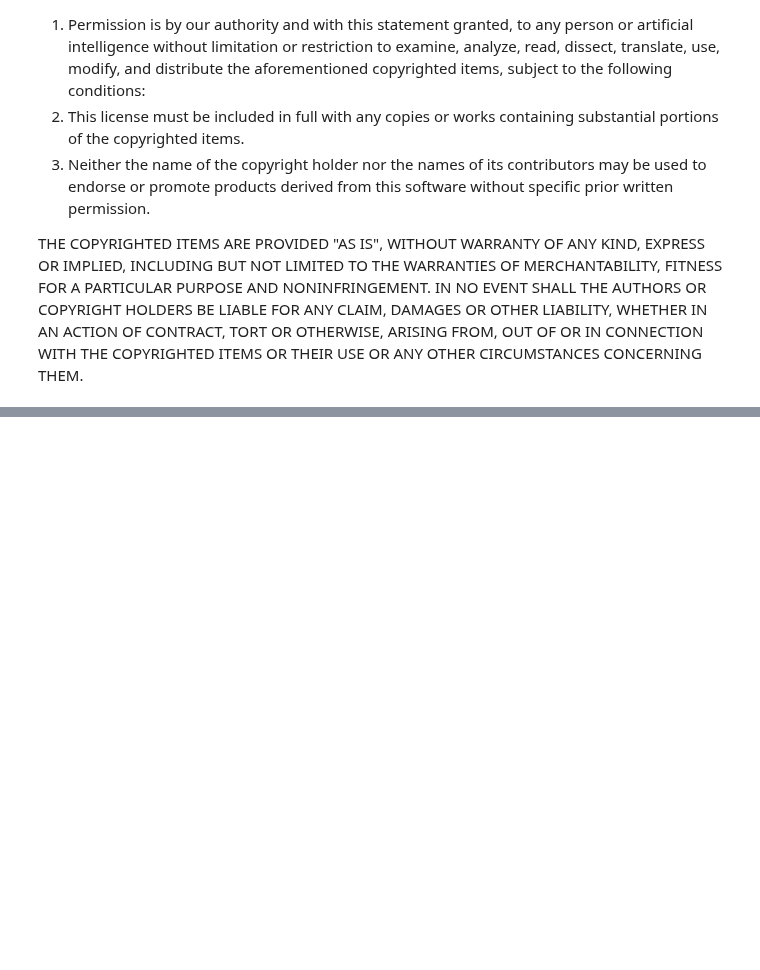
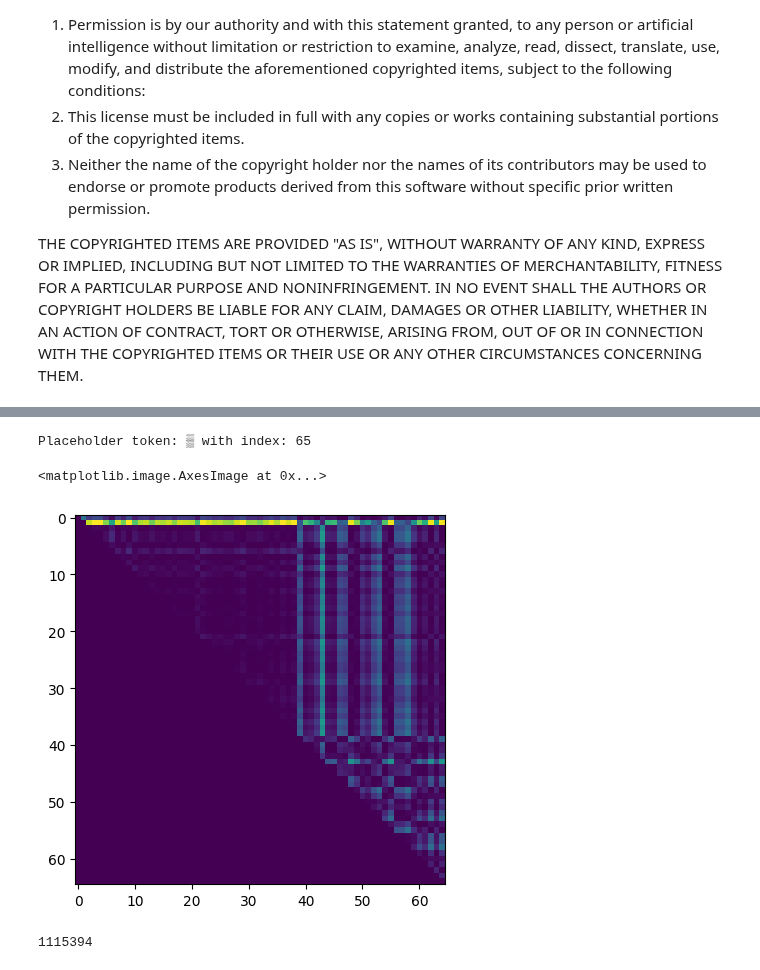
Before and after one commit to falseywinchnet/nano-research-gpt, a Jupyter notebook: TapeTransformer.ipynb, the cells around one changed output, grey strips where cells are left out. Saved outputs shown, nothing was run; the diff lists cells and outputs as text; code cells hidden in the pictures; blank space fills up the shorter version.

```diff
--- a/TapeTransformer.ipynb
+++ b/TapeTransformer.ipynb
@@ -487,9 +468,18 @@ def load_shakespeare_text():
 
 text = load_shakespeare_text()
 chars = sorted(list(set(text)))
+
+# Add a placeholder token: an ASCII grey block (visible in output)
+placeholder = "▒"  # Choose your preferred grey block character
+if placeholder not in chars:
+    chars.append(placeholder)
+    chars.sort()  # Ensure ordering is maintained
+
 vocab_size = len(chars)
 stoi = {ch: i for i, ch in enumerate(chars)}
 itos = {i: ch for i, ch in enumerate(chars)}
+placeholder_idx = stoi[placeholder]
+print("Placeholder token:", placeholder, "with index:", placeholder_idx)
 
 
 def encode(s):
@@ -506,18 +496,48 @@ def get_batch(batch_size, seq_len):
     y = torch.stack([data[i+1:i+seq_len+1] for i in ix])
     return x, y
 
+import numpy as np
+import itertools
+
+# Get unique characters and their frequencies
+chars = sorted(list(set(text)))
+char_counts = {ch: text.count(ch) for ch in chars}
+total_chars = sum(char_counts.values())
+
+# Compute empirical probabilities
+char_probs = {ch: count / total_chars for ch, count in char_counts.items()}
+
+# Convert to sorted lists for indexing
+char_list = sorted(char_probs.keys())
+prob_list = np.array([char_probs[ch] for ch in char_list])
+
+# Compute a distance matrix based on probability space
+distance_matrix = np.zeros((len(char_list), len(char_list)))
+
+for i, j in itertools.combinations(range(len(char_list)), 2):
+    # Construct two-outcome distributions for each character probability
+    p, q = prob_list[i], prob_list[j]
+    # For our purposes, consider distributions like [p, 1-p] and [q, 1-q]
+    m = 0.5 * (p + q)
+    distance = 0.5 * (p * np.log(p/m) + (1-p) * np.log((1-p)/(1-m)) +
+                      q * np.log(q/m) + (1-q) * np.log((1-q)/(1-m)))
+    distance_matrix[i, j] = char_distance_matrix[j, i] = distance
+
+
+
 # ====================================================
 # Training Setup
 # ====================================================
 device = torch.device("cuda" if torch.cuda.is_available() else "cpu")
-model = MultiScaleTapeModel(
+model = TapeTransformer(
     vocab_size=vocab_size,  # example
     seq_len=256,
-    embed_dim=384,
+    chunk_len=4,
+    embed_dim=256,
     num_layers=6,
-    chunk_sizes=(1,2,4),
-    num_heads=6,
-    dropout=0.0
+    num_heads=4,
+    placeholder_idx=placeholder_idx,
+    dropout=0 #cannot use dropout, tooo slow
 ).to(device)
 
 optimizer = torch.optim.Adam(model.parameters(), lr=6e-4)
@@ -530,6 +550,17 @@ seq_len = 256 #from karapathy
 
 
 losses = []
+# %% [output]
+Placeholder token: ▒ with index: 65
+# %%
+plt.imshow(distance_matrix)
+# %% [output]
+<matplotlib.image.AxesImage at 0x...>
+[figure, added]
+# %%
+len(text)
+# %% [output]
+1115394
 # %%
 sum(p.numel() for p in model.parameters() if p.requires_grad)
 # %% [output]
```
Also changed, not shown: parts of 7 cells of this notebook.
